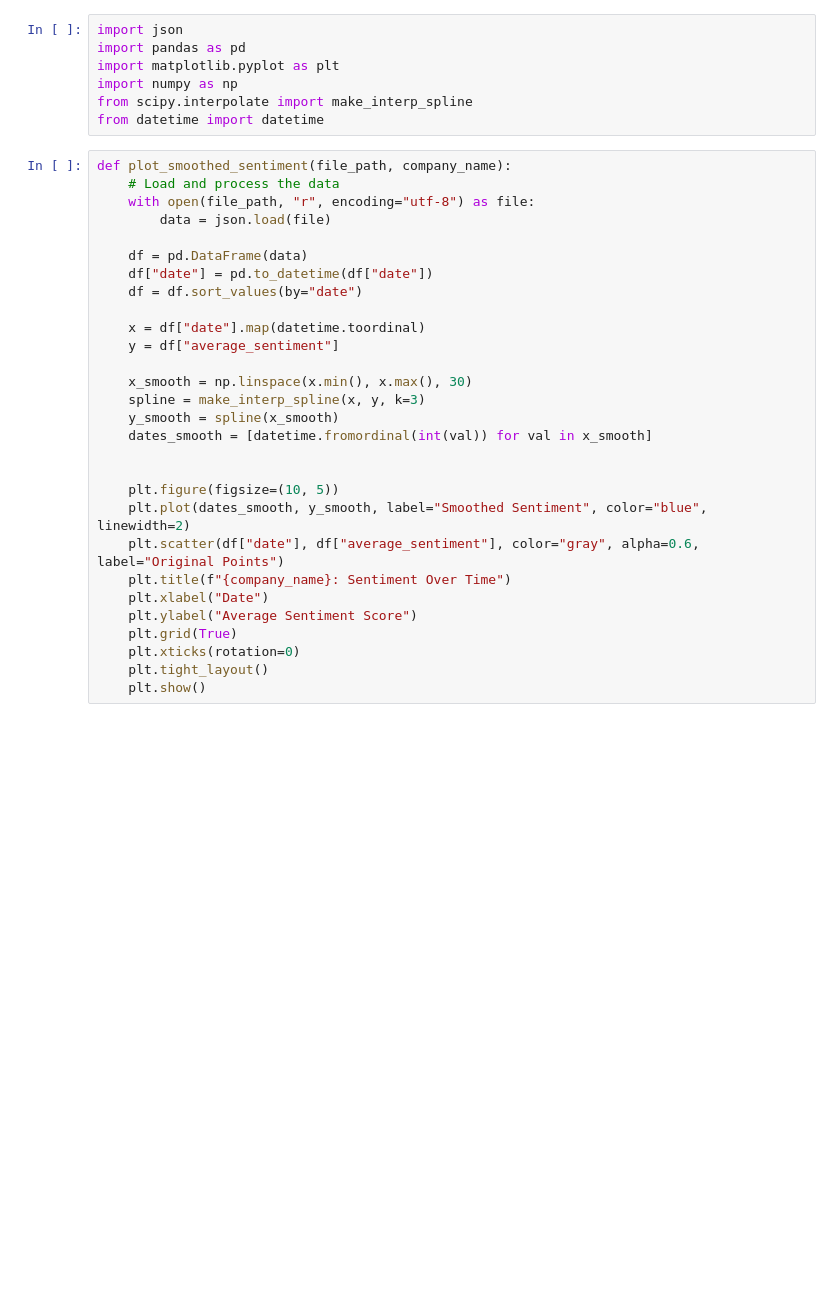
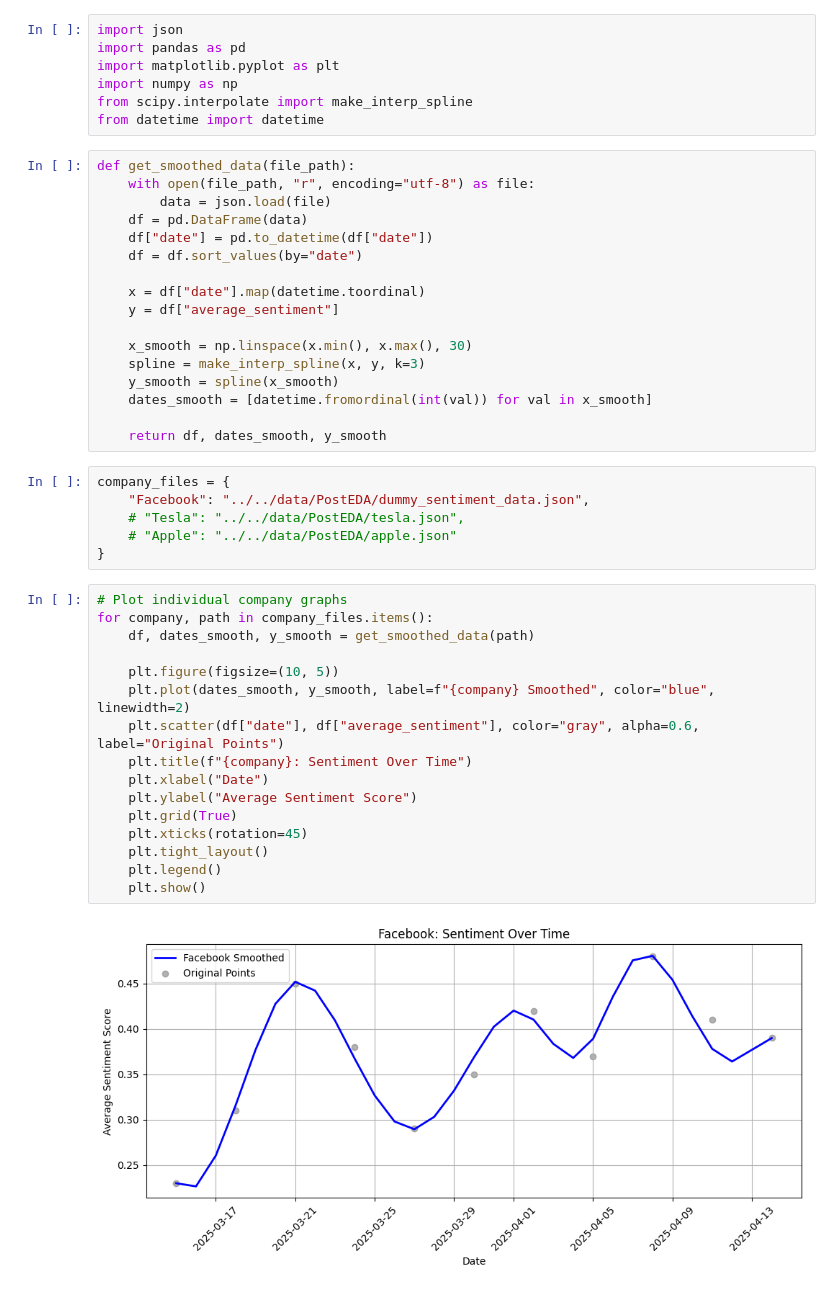
Before and after one commit to aayushdhg/Sentiment-Analysis, a Jupyter notebook: src/Visualization/sentiment.ipynb, the cells around one changed output. Saved outputs shown, nothing was run; the diff lists cells and outputs as text; blank space fills up the shorter version.

```diff
--- a/src/Visualization/sentiment.ipynb
+++ b/src/Visualization/sentiment.ipynb
@@ -6,11 +6,9 @@ import numpy as np
 from scipy.interpolate import make_interp_spline
 from datetime import datetime
 # %%
-def plot_smoothed_sentiment(file_path, company_name):
-    # Load and process the data
+def get_smoothed_data(file_path):
     with open(file_path, "r", encoding="utf-8") as file:
         data = json.load(file)
-
     df = pd.DataFrame(data)
     df["date"] = pd.to_datetime(df["date"])
     df = df.sort_values(by="date")
@@ -23,15 +21,29 @@ def plot_smoothed_sentiment(file_path, company_name):
     y_smooth = spline(x_smooth)
     dates_smooth = [datetime.fromordinal(int(val)) for val in x_smooth]
 
-
-    plt.figure(figsize=(10, 5))
-    plt.plot(dates_smooth, y_smooth, label="Smoothed Sentiment", color="blue", linewidth=2)
-    plt.scatter(df["date"], df["average_sentiment"], color="gray", alpha=0.6, label="Original Points")
-    plt.title(f"{company_name}: Sentiment Over Time")
-    plt.xlabel("Date")
-    plt.ylabel("Average Sentiment Score")
-    plt.grid(True)
-    plt.xticks(rotation=0)
-    plt.tight_layout()
-    plt.show()
+    return df, dates_smooth, y_smooth
+# %%
+company_files = {
+    "Facebook": "../../data/PostEDA/dummy_sentiment_data.json",
+    # "Tesla": "../../data/PostEDA/tesla.json",
+    # "Apple": "../../data/PostEDA/apple.json"
+}
+# %%
+# Plot individual company graphs
+for company, path in company_files.items():
+    df, dates_smooth, y_smooth = get_smoothed_data(path)
+
+    plt.figure(figsize=(10, 5))
+    plt.plot(dates_smooth, y_smooth, label=f"{company} Smoothed", color="blue", linewidth=2)
+    plt.scatter(df["date"], df["average_sentiment"], color="gray", alpha=0.6, label="Original Points")
+    plt.title(f"{company}: Sentiment Over Time")
+    plt.xlabel("Date")
+    plt.ylabel("Average Sentiment Score")
+    plt.grid(True)
+    plt.xticks(rotation=45)
+    plt.tight_layout()
+    plt.legend()
+    plt.show()
+# %% [output]
+[figure, added]
 # %%
```
Also changed, not shown: parts of 1 cell of this notebook.
